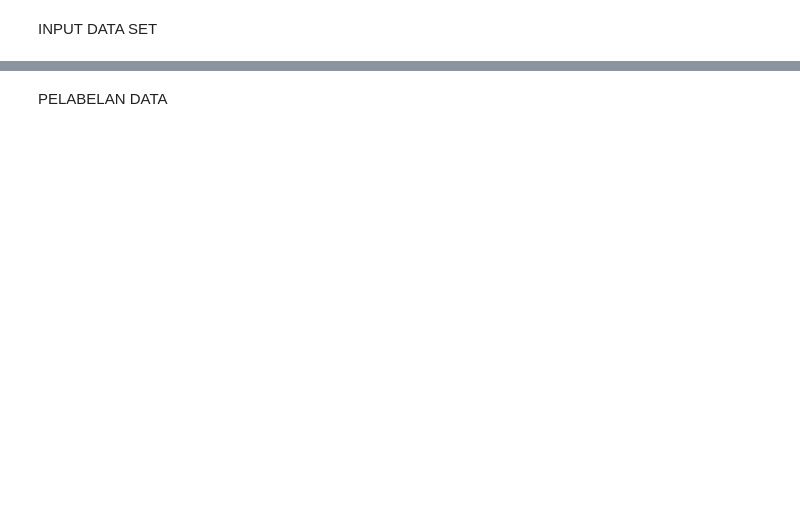
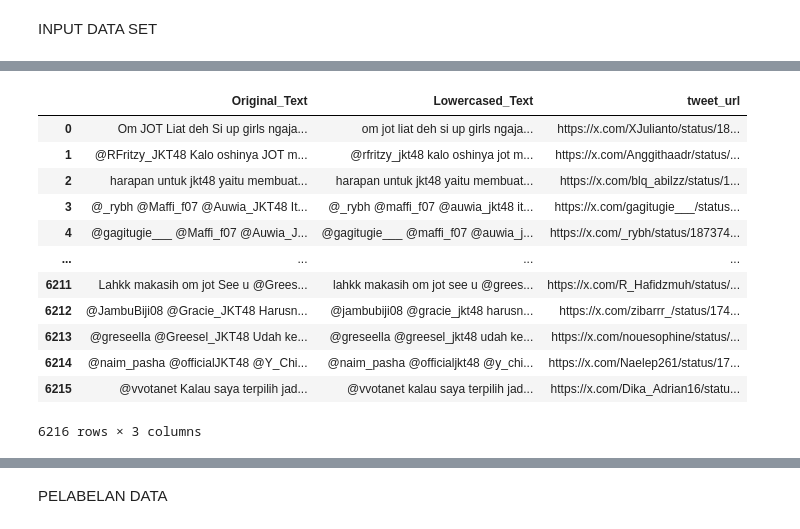
Before and after one commit to Igprad01/Sentimen-Analisis, a Jupyter notebook: Analisis_Sentimen.ipynb, the cells around one changed output, grey strips where cells are left out. Cells and saved outputs as stored; diff of their text form; code cells hidden in the pictures; blank space fills up the shorter version.

```diff
--- a/Analisis_Sentimen.ipynb
+++ b/Analisis_Sentimen.ipynb
@@ -121,0 +44,23 @@ dtype: object
+# %%
+#case folding
+df_text = pd.DataFrame({
+    'Original_Text': df['full_text'],
+    'Lowercased_Text': df['full_text'].str.lower(),
+    'tweet_url': df['tweet_url']
+})
+
+display(df_text)
+# %% [output]
+|  | Original_Text | Lowercased_Text | tweet_url |
+| 0 | Om JOT Liat deh Si up girls ngaja... | om jot liat deh si up girls ngaja... | https://x.com/XJulianto/status/18... |
+| 1 | @RFritzy_JKT48 Kalo oshinya JOT m... | @rfritzy_jkt48 kalo oshinya jot m... | https://x.com/Anggithaadr/status/... |
+| 2 | harapan untuk jkt48 yaitu membuat... | harapan untuk jkt48 yaitu membuat... | https://x.com/blq_abilzz/status/1... |
+| 3 | @_rybh @Maffi_f07 @Auwia_JKT48 It... | @_rybh @maffi_f07 @auwia_jkt48 it... | https://x.com/gagitugie___/status... |
+| 4 | @gagitugie___ @Maffi_f07 @Auwia_J... | @gagitugie___ @maffi_f07 @auwia_j... | https://x.com/_rybh/status/187374... |
+| ... | ... | ... | ... |
+| 6211 | Lahkk makasih om jot See u @Grees... | lahkk makasih om jot see u @grees... | https://x.com/R_Hafidzmuh/status/... |
+| 6212 | @JambuBiji08 @Gracie_JKT48 Harusn... | @jambubiji08 @gracie_jkt48 harusn... | https://x.com/zibarrr_/status/174... |
+| 6213 | @greseella @Greesel_JKT48 Udah ke... | @greseella @greesel_jkt48 udah ke... | https://x.com/nouesophine/status/... |
+| 6214 | @naim_pasha @officialJKT48 @Y_Chi... | @naim_pasha @officialjkt48 @y_chi... | https://x.com/Naelep261/status/17... |
+| 6215 | @vvotanet Kalau saya terpilih jad... | @vvotanet kalau saya terpilih jad... | https://x.com/Dika_Adrian16/statu... |
+6216 rows × 3 columns
```
Also changed, not shown: parts of 20 cells of this notebook.
